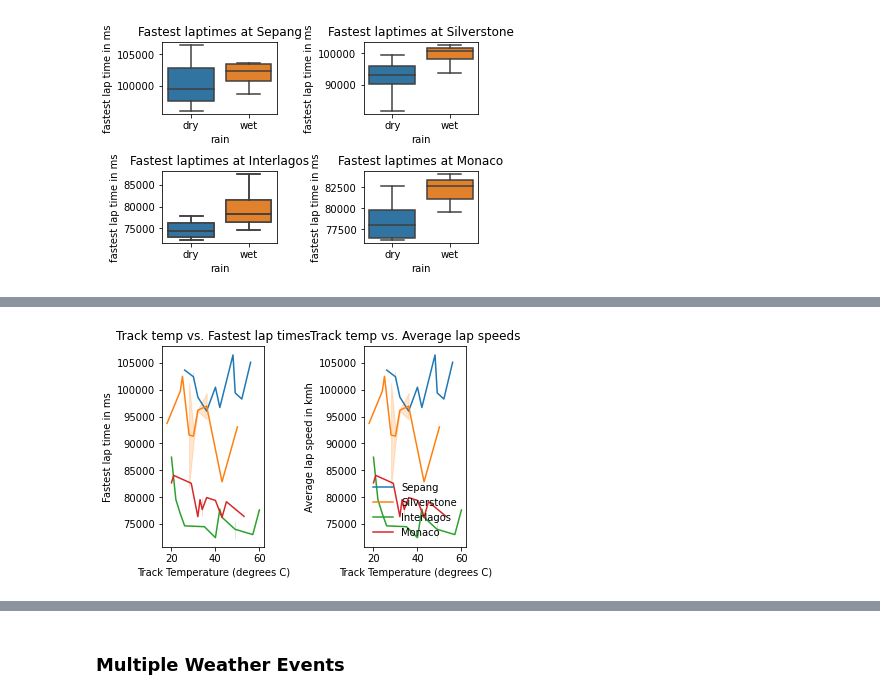
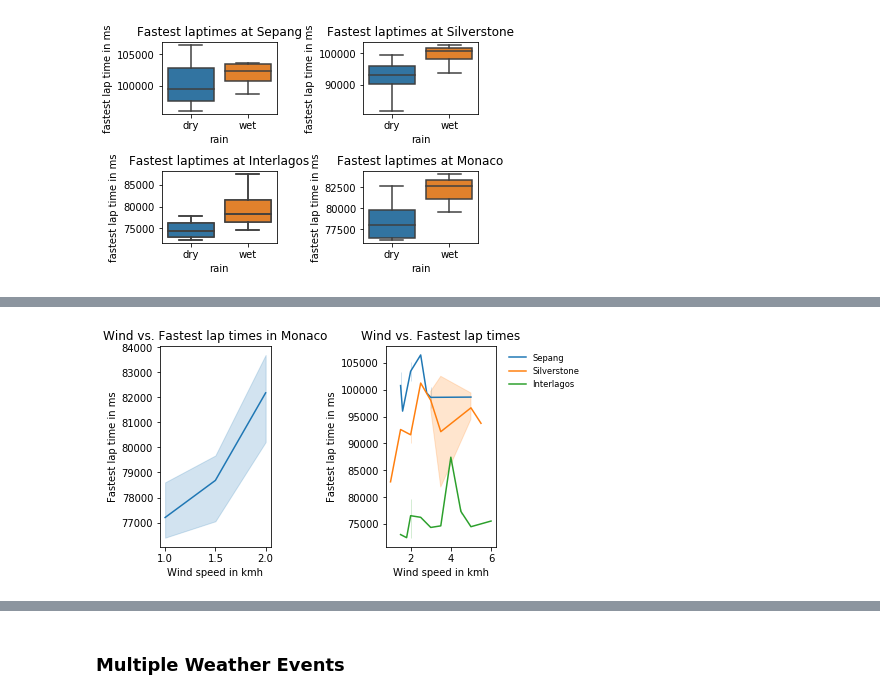
Before and after one commit to floeck/f1-weather-analysis, a Jupyter notebook: notebooks/V10FTW_Project.ipynb, the cells around one changed output, grey strips where cells are left out. Cells and saved outputs as stored; diff of their text form; code cells hidden in the pictures.

```diff
--- a/notebooks/V10FTW_Project.ipynb
+++ b/notebooks/V10FTW_Project.ipynb
@@ -483,25 +408,17 @@ Before continuing, it is worth noting that this shows that Silverstone is the mo
 # %%
 #Figure setup
 fig = plt.figure()
 ax1 = fig.add_subplot(121)
-sns.lineplot(x="track_temp",y="lapTime",data=sepang)
-sns.lineplot(x="track_temp",y="lapTime",data=silverstone)
-sns.lineplot(x="track_temp",y="lapTime",data=interlagos)
-sns.lineplot(x="track_temp",y="lapTime",data=deMonaco)
-plt.title('Track temp vs. Fastest lap times')
-plt.xlabel('Track Temperature (degrees C)')
-plt.ylabel('Fastest lap time in ms')
-
+sns.lineplot(x="wind_speed",y="lapTime",data=deMonaco)
+plt.title('Wind vs. Fastest lap times in Monaco')
+plt.xlabel('Wind speed in kmh'); plt.ylabel('Fastest lap time in ms')
 ax2 = fig.add_subplot(122)
-sns.lineplot(x="track_temp",y="lapTime",data=sepang,label='Sepang')
-sns.lineplot(x="track_temp",y="lapTime",data=silverstone,label='Silverstone')
-sns.lineplot(x="track_temp",y="lapTime",data=interlagos,label='Interlagos')
-sns.lineplot(x="track_temp",y="lapTime",data=deMonaco,label='Monaco')
-plt.title('Track temp vs. Average lap speeds')
-plt.xlabel('Track Temperature (degrees C)')
-plt.ylabel('Average lap speed in kmh')
+sns.lineplot(x="wind_speed",y="lapTime",data=sepang,label="Sepang")
+sns.lineplot(x="wind_speed",y="lapTime",data=silverstone,label="Silverstone")
+sns.lineplot(x="wind_speed",y="lapTime",data=interlagos,label="Interlagos")
+plt.title('Wind vs. Fastest lap times')
+plt.xlabel('Wind speed in kmh'); plt.ylabel('Fastest lap time in ms')
 plt.tight_layout(pad=2, w_pad=2, h_pad=1)
-ax2.legend(loc='lower right',frameon=False)
-plt.show()
+plt.legend(loc='best',frameon=False, bbox_to_anchor=(1.05, 1), fontsize='small'); plt.show()
 # %% [output]
-[figure, old version]
+[figure, new version]
```
Also changed, not shown: parts of 77 cells of this notebook.
